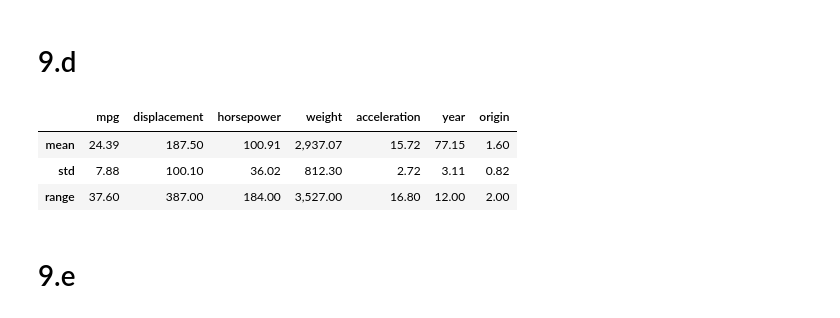
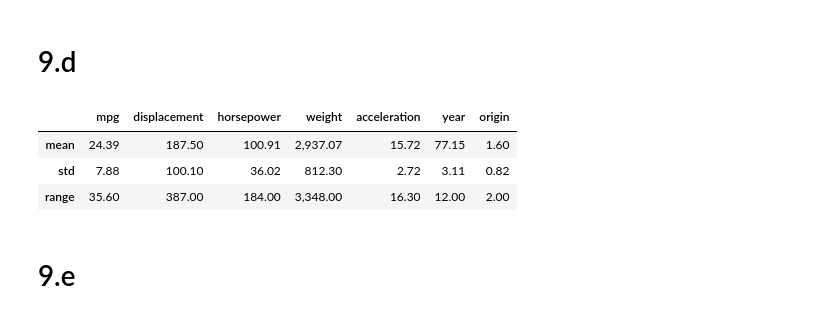
Before and after one commit to emredjan/ISL-python, a Jupyter notebook: exercises/exercises_2.4_introduction.ipynb, the cells around one changed output. Saved outputs shown, nothing was run; the diff lists cells and outputs as text; code cells hidden in the pictures.

```diff
--- a/exercises/exercises_2.4_introduction.ipynb
+++ b/exercises/exercises_2.4_introduction.ipynb
@@ -164,17 +164,17 @@ Auto.describe().loc[['mean', 'std']]
 # %%
 Auto_subset = Auto.iloc[pd.np.r_[1:10, 85:len(Auto)]]
 subset_desc = Auto_subset.describe().loc[['mean', 'std']]
 
 ranges_subset = Auto_subset.describe().loc['max']-Auto_subset.describe().loc['min']
-ranges_df = pd.DataFrame(ranges, columns=['range']).transpose()
+ranges_df = pd.DataFrame(ranges_subset, columns=['range']).transpose()
 
 subset_desc = subset_desc.append(ranges_df)
 subset_desc
 # %% [output]
 |  | mpg | displacement | horsepower | weight | acceleration | year | origin |
 | mean | 24.39 | 187.50 | 100.91 | 2,937.07 | 15.72 | 77.15 | 1.60 |
 | std | 7.88 | 100.10 | 36.02 | 812.30 | 2.72 | 3.11 | 0.82 |
-| range | 37.60 | 387.00 | 184.00 | 3,527.00 | 16.80 | 12.00 | 2.00 |
+| range | 35.60 | 387.00 | 184.00 | 3,348.00 | 16.30 | 12.00 | 2.00 |
 # %% [markdown]
 # 9.e
 # %%
```
